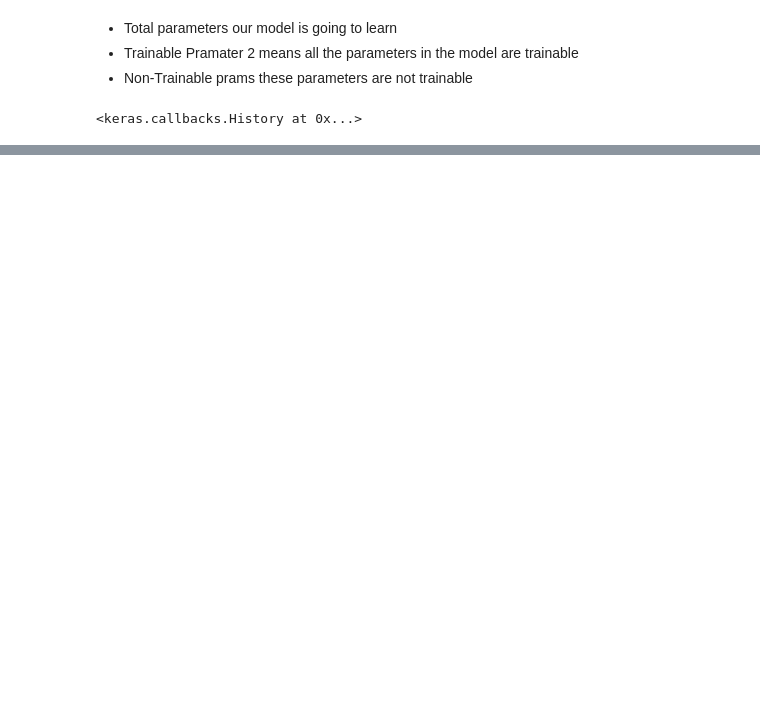
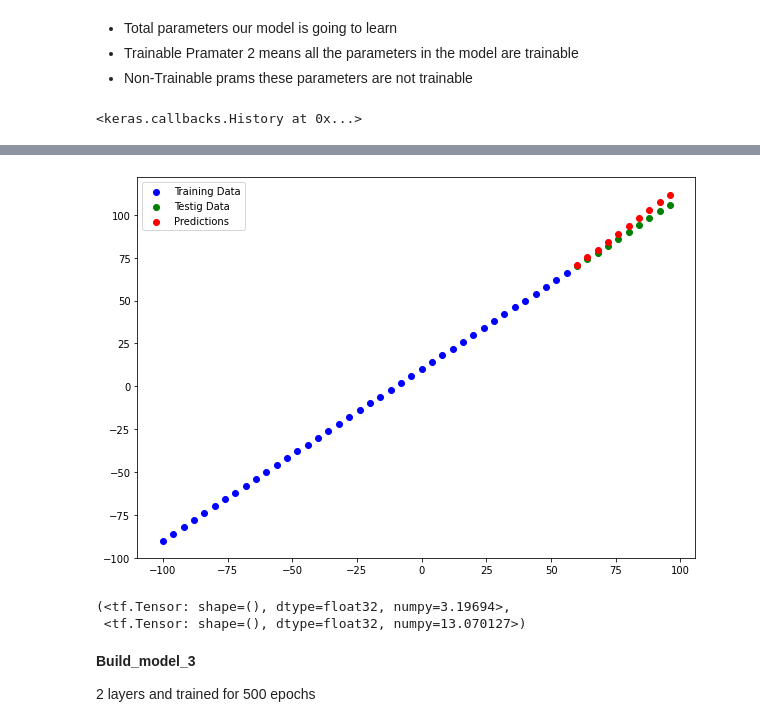
Before and after one commit to Muhammad-Zohair-Baig/Tensor-Flow, a Jupyter notebook: 01_neural_network_regression_in_tensorflow.ipynb, the cells around one changed output, grey strips where cells are left out. Drawn from its saved outputs; the diff is of its cells as text; code cells hidden in the pictures; blank space fills up the shorter version.

```diff
--- a/01_neural_network_regression_in_tensorflow.ipynb
+++ b/01_neural_network_regression_in_tensorflow.ipynb
@@ -416,0 +634,19 @@ model.fit(x,y,epochs=100,verbose=0)
+# %%
+# Set the random seed
+tf.random.set_seed(42)
+
+# Create the model
+model_2 = tf.keras.Sequential([
+    tf.keras.layers.Dense(10),
+    tf.keras.layers.Dense(1)
+])
+
+# 2 compile the model
+
+model_2.compile(
+    loss=tf.keras.losses.mae,
+    optimizer=tf.keras.optimizers.SGD(),
+    metrics=["mse"]
+
+)
+model_2.fit(tf.expand_dims(x_train,axis=1),tf.expand_dims(y_train,axis=1),epochs=100)
@@ -416,0 +672,3 @@ model.fit(x,y,epochs=100,verbose=0)
+# %%
+# Make and plot predictions of model 2
+y_preds_2 = model_2.predict(x_test)
@@ -416,0 +677,4 @@ model.fit(x,y,epochs=100,verbose=0)
+# %%
+plot_predictions(predictions=y_preds_2)
+# %% [output]
+[figure, added]
@@ -416,0 +685,9 @@ model.fit(x,y,epochs=100,verbose=0)
+# %%
+mae_2,mse_2
+# %% [output]
+(<tf.Tensor: shape=(), dtype=float32, numpy=3.19694>,
+ <tf.Tensor: shape=(), dtype=float32, numpy=13.070127>)
+# %% [markdown]
+**Build_model_3**
+
+ 2 layers and trained for 500 epochs
```
Also changed, not shown: parts of 60 cells of this notebook.
